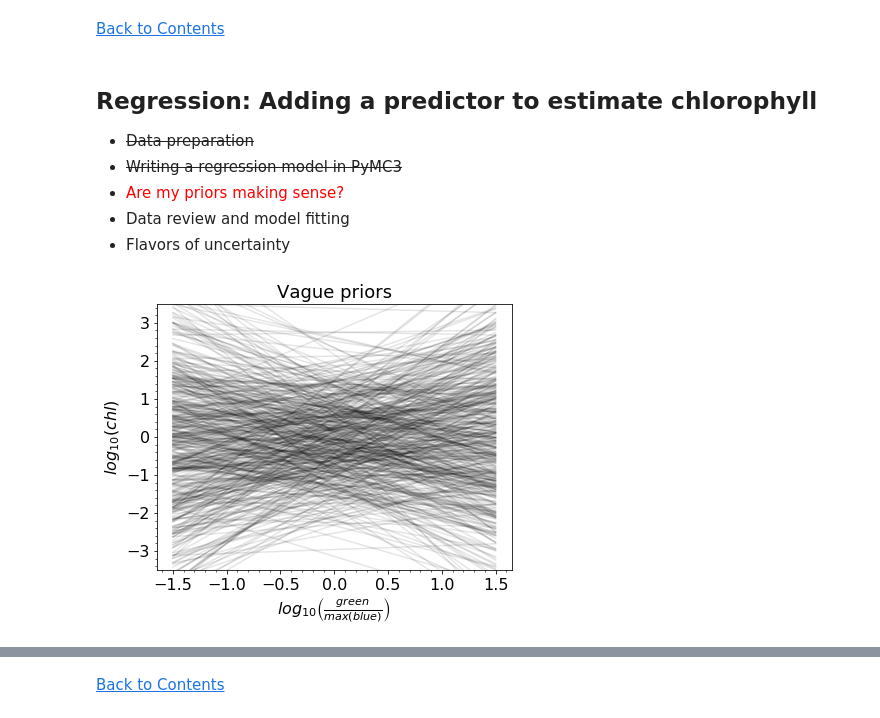
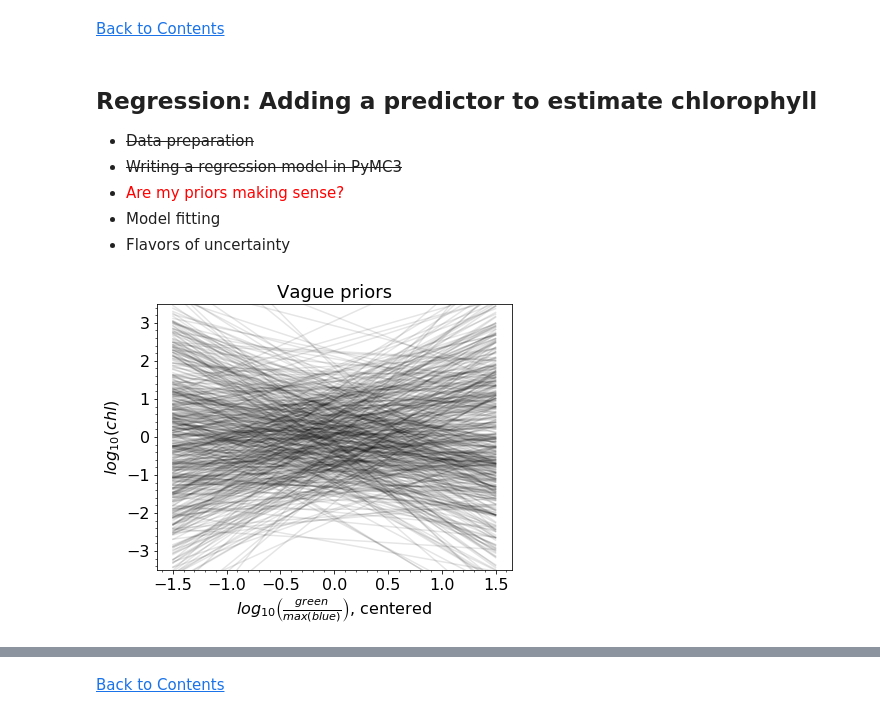
Before and after one commit to madHatter106/chlorophyll_models, a Jupyter notebook: Bayesian Tutorial.ipynb, the cells around one changed output, grey strips where cells are left out. Cells and saved outputs as stored; diff of their text form; code cells hidden in the pictures.

```diff
--- a/Bayesian Tutorial.ipynb
+++ b/Bayesian Tutorial.ipynb
@@ -905,26 +931,26 @@ graph.render('./figJar/Presentation/m_vague_graph');
 * ~~Data preparation~~
 * ~~Writing a regression model in PyMC3~~
 * <font color=red>Are my priors making sense?</font>
-* Data review and model fitting
+* Model fitting
 * Flavors of uncertainty
 # %%
-prior = pm.sample_prior_predictive(model=m_vague_prior, vars=['α', 'β',])
+vague_priors = pm.sample_prior_predictive(samples=500, model=m_vague_prior, vars=['α', 'β',])
 # %%
 x_dummy = np.linspace(-1.5, 1.5, num=50).reshape(-1, 1)
 # %%
-α_prior = prior['α'].reshape(1, -1)
-β_prior = prior['β'].reshape(1, -1)
-chl_l_prior_μ = α_prior + β_prior * x_dummy
+α_prior_vague = vague_priors['α'].reshape(1, -1)
+β_prior_vague = vague_priors['β'].reshape(1, -1)
+chl_l_prior_μ_vague = α_prior_vague + β_prior_vague * x_dummy
 # %%
 f, ax = pl.subplots( figsize=(6, 5))
-ax.plot(x_dummy, chl_l_prior_μ, color='k', alpha=0.1,);
-ax.set_xlabel(r'$log_{10}\left(\frac{green}{max(blue)}\right)$')
+ax.plot(x_dummy, chl_l_prior_μ_vague, color='k', alpha=0.1,);
+ax.set_xlabel(r'$log_{10}\left(\frac{green}{max(blue)}\right)$, centered')
 ax.set_ylabel('$log_{10}(chl)$')
 ax.set_title('Vague priors')
 ax.set_ylim(-3.5, 3.5)
 f.tight_layout(pad=1)
 f.savefig('./figJar/Presentation/prior_checks_1.png')
 # %% [output]
-[figure, old version]
+[figure, new version]
 # %% [markdown]
 <center>
```
Also changed, not shown: parts of 29 cells of this notebook, 3 other files.
